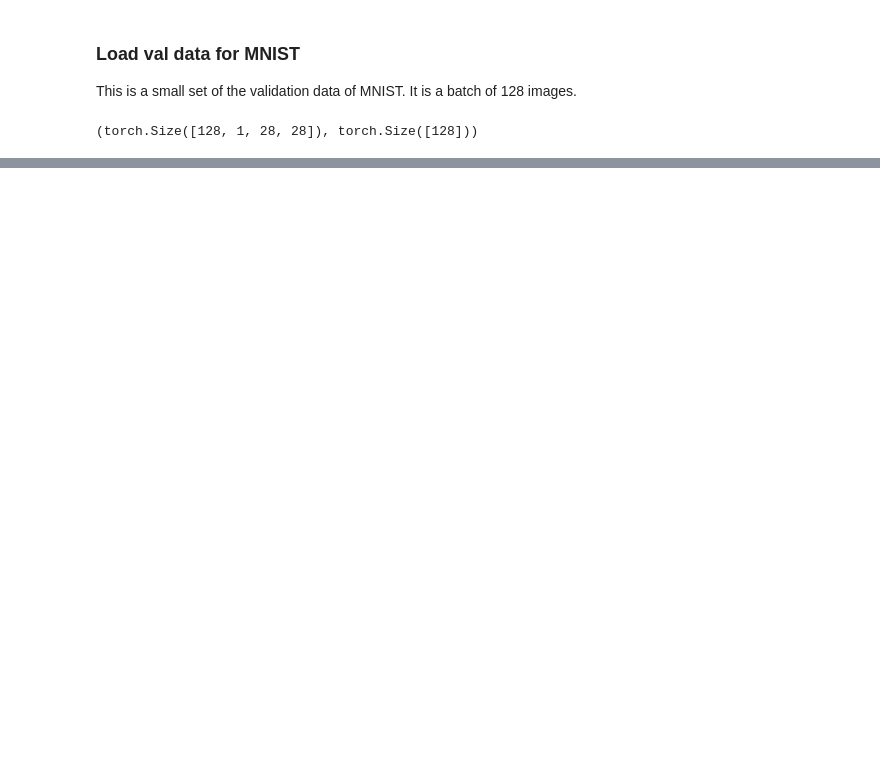
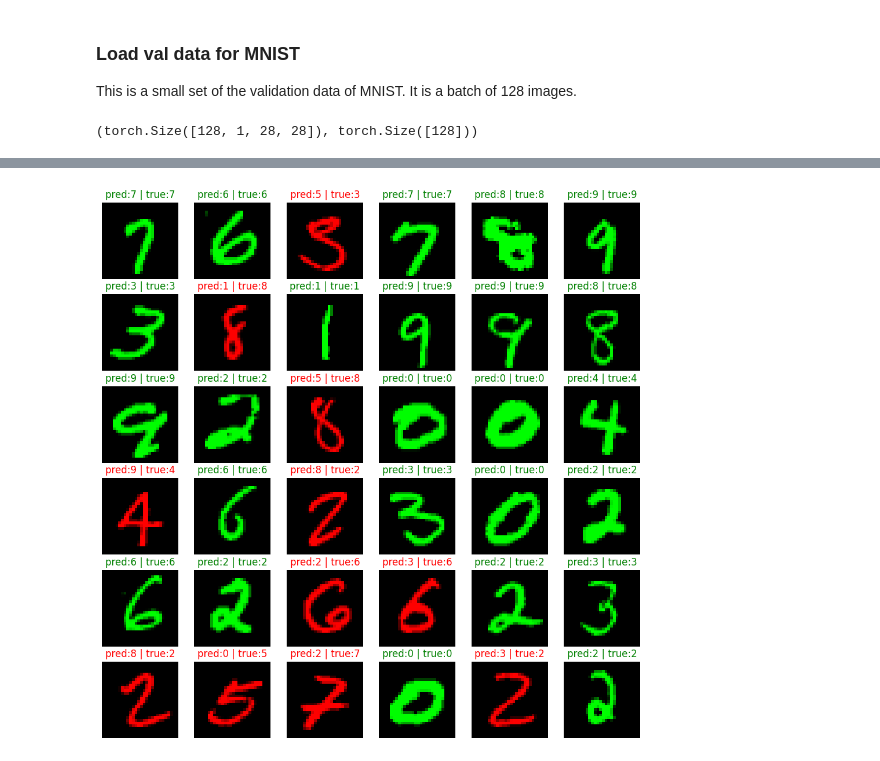
Before and after one commit to FaizalKarim280280/MGM-Spring-2024, a Jupyter notebook: Project/run_notebook.ipynb, the cells around one changed output, grey strips where cells are left out. Drawn from its saved outputs; the diff is of its cells as text; code cells hidden in the pictures; blank space fills up the shorter version.

```diff
--- a/Project/run_notebook.ipynb
+++ b/Project/run_notebook.ipynb
@@ -149,0 +150,20 @@ plt.show()
+# %%
+def plot_grid(X, y, y_pred, n=36):
+    plt.figure(figsize=(12, 12))
+    for i in range(36):
+        plt.subplot(6, 6, i + 1)
+        i = i + 36
+        if y_pred[i] == y[i]:
+            img = torch.stack([torch.zeros_like(X[i]), X[i], torch.zeros_like(X[i])], dim=1)
+        else:
+            img = torch.stack([X[i], torch.zeros_like(X[i]), torch.zeros_like(X[i])], dim=1)
+
+        plt.imshow(img[0].permute(1, 2, 0), cmap='gray')
+        plt.title(f'pred:{y_pred[i]} | true:{y[i]}', color='green' if y_pred[i] == y[i] else 'red')
+        plt.axis('off')
+
+    plt.show()
+
+plot_grid(X.cpu(), y.cpu(), y_pred.cpu())
+# %% [output]
+[figure, added]
```
Also changed, not shown: parts of 3 cells of this notebook.
